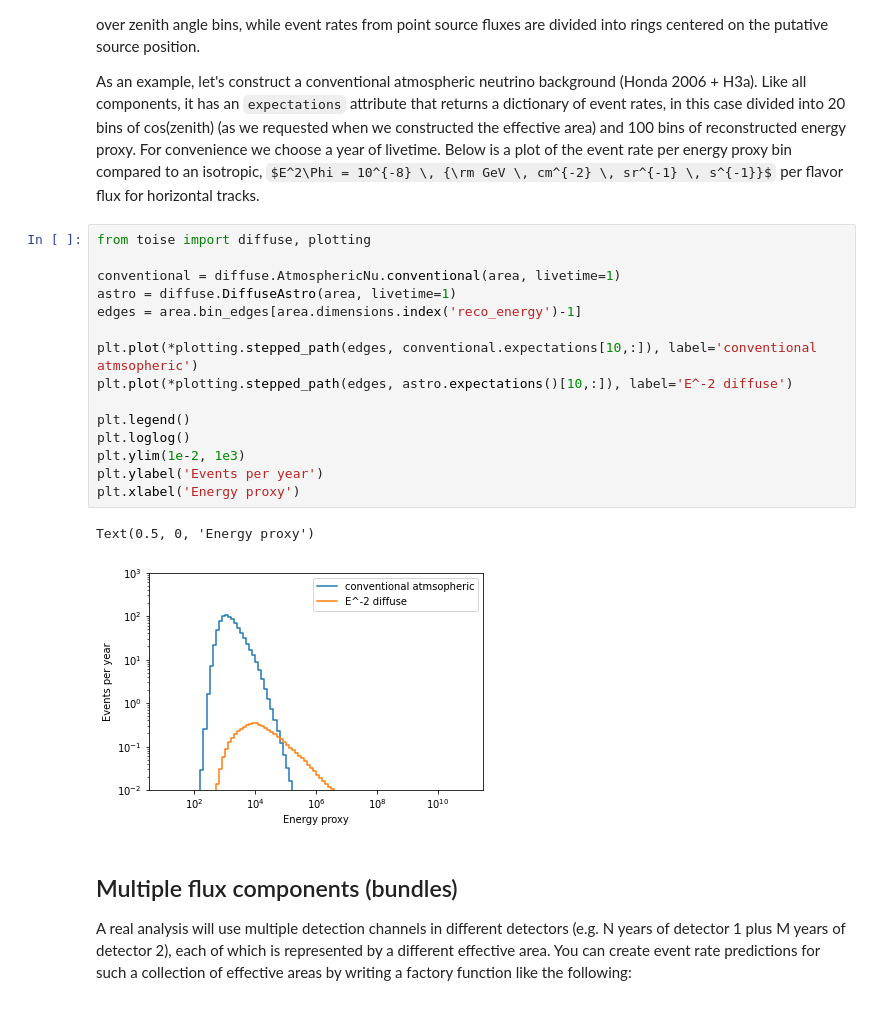
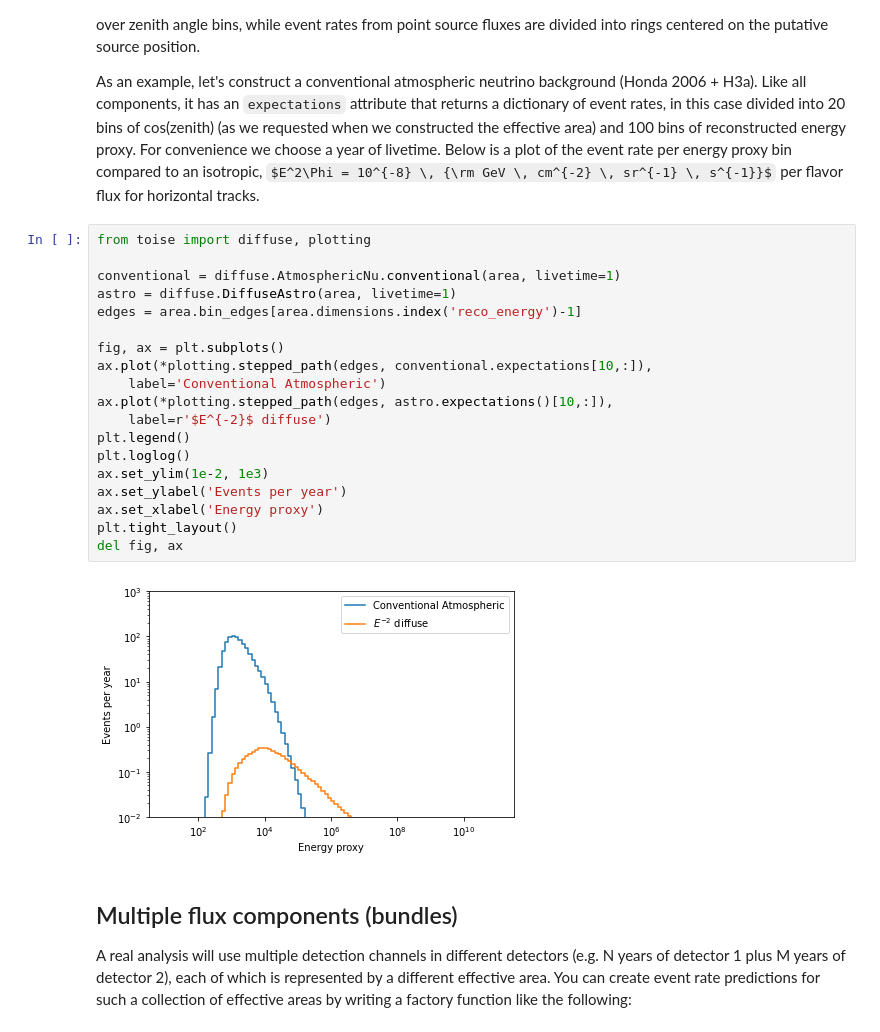
Before and after one commit to icecube/toise, a Jupyter notebook: notebooks/tutorials/001-Framework_Introduction.ipynb, the cells around one changed output. Drawn from its saved outputs; the diff is of its cells as text; some formulas as TeX source.

Commit message:
update figures in framework introduction notebook, including now references to the Fictive optical notebook

```diff
--- a/notebooks/tutorials/001-Framework_Introduction.ipynb
+++ b/notebooks/tutorials/001-Framework_Introduction.ipynb
@@ -61,21 +63,24 @@ As an example, let's construct a conventional atmospheric neutrino background (H
 # %%
 from toise import diffuse, plotting
 
 conventional = diffuse.AtmosphericNu.conventional(area, livetime=1)
 astro = diffuse.DiffuseAstro(area, livetime=1)
 edges = area.bin_edges[area.dimensions.index('reco_energy')-1]
 
-plt.plot(*plotting.stepped_path(edges, conventional.expectations[10,:]), label='conventional atmsopheric')
-plt.plot(*plotting.stepped_path(edges, astro.expectations()[10,:]), label='E^-2 diffuse')
-
+fig, ax = plt.subplots()
+ax.plot(*plotting.stepped_path(edges, conventional.expectations[10,:]),
+    label='Conventional Atmospheric')
+ax.plot(*plotting.stepped_path(edges, astro.expectations()[10,:]),
+    label=r'$E^{-2}$ diffuse')
 plt.legend()
 plt.loglog()
-plt.ylim(1e-2, 1e3)
-plt.ylabel('Events per year')
-plt.xlabel('Energy proxy')
+ax.set_ylim(1e-2, 1e3)
+ax.set_ylabel('Events per year')
+ax.set_xlabel('Energy proxy')
+plt.tight_layout()
+del fig, ax
 # %% [output]
-Text(0.5, 0, 'Energy proxy')
-[figure, old version]
+[figure, new version]
 # %% [markdown]
 ## Multiple flux components (bundles)
 
```
Also changed, not shown: parts of 10 cells of this notebook, 1 other file.
